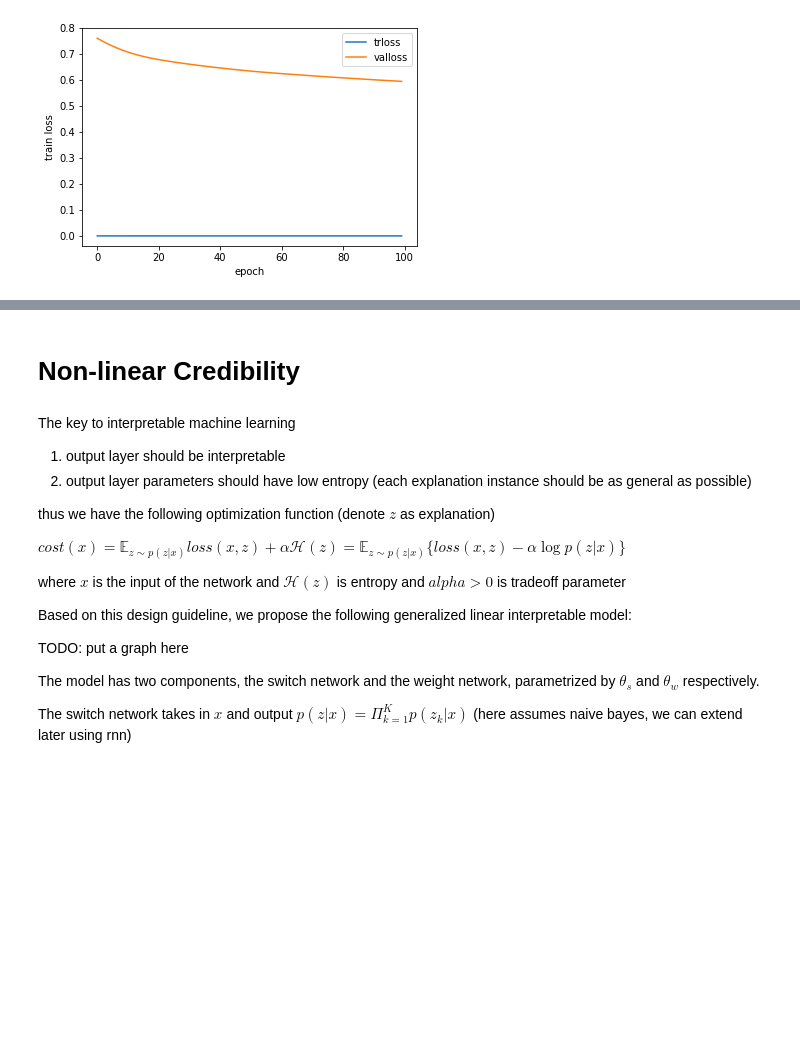
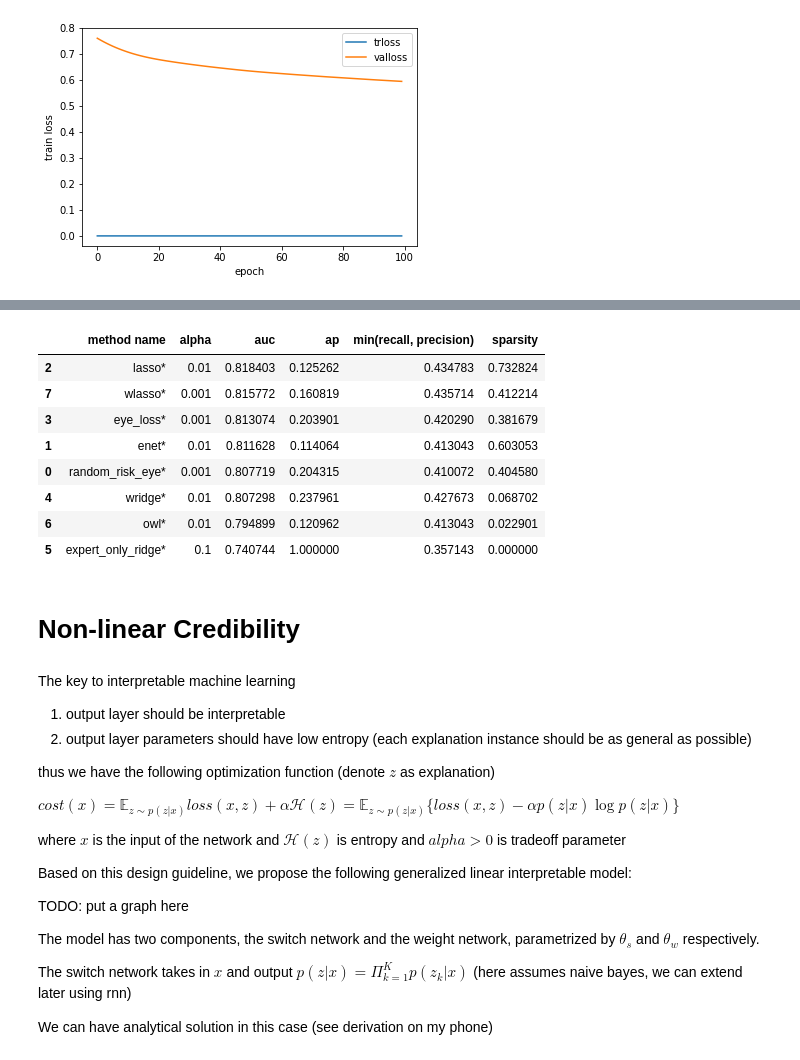
Before and after one commit to nathanwang000/credible_learning, a Jupyter notebook: credibility.ipynb, the cells around one changed output, grey strips where cells are left out. Saved outputs shown, nothing was run; the diff lists cells and outputs as text; code cells hidden in the pictures; blank space fills up the shorter version.

```diff
--- a/credibility.ipynb
+++ b/credibility.ipynb
@@ -153,3 +210,15 @@ plt.show()
+# %%
+df.sort_values(['auc'], ascending=False)
+# %% [output]
+|  | method name | alpha | auc | ap | min(recall, precision) | sparsity |
+| 2 | lasso* | 0.01 | 0.818403 | 0.125262 | 0.434783 | 0.732824 |
+| 7 | wlasso* | 0.001 | 0.815772 | 0.160819 | 0.435714 | 0.412214 |
+| 3 | eye_loss* | 0.001 | 0.813074 | 0.203901 | 0.420290 | 0.381679 |
+| 1 | enet* | 0.01 | 0.811628 | 0.114064 | 0.413043 | 0.603053 |
+| 0 | random_risk_eye* | 0.001 | 0.807719 | 0.204315 | 0.410072 | 0.404580 |
+| 4 | wridge* | 0.01 | 0.807298 | 0.237961 | 0.427673 | 0.068702 |
+| 6 | owl* | 0.01 | 0.794899 | 0.120962 | 0.413043 | 0.022901 |
+| 5 | expert_only_ridge* | 0.1 | 0.740744 | 1.000000 | 0.357143 | 0.000000 |
 # %% [markdown]
 # Non-linear Credibility
 # %% [markdown]
@@ -160,7 +229,7 @@ The key to interpretable machine learning
 
 thus we have the following optimization function (denote $z$ as explanation)
 
-$cost(x) = \mathbb{E}_{z \sim p(z|x)} loss(x, z) + \alpha \mathcal{H}(z) = \mathbb{E}_{z \sim p(z|x)} \{loss(x, z) - \alpha \log p(z|x)\}$
+$cost(x) = \mathbb{E}_{z \sim p(z|x)} loss(x, z) + \alpha \mathcal{H}(z) = \mathbb{E}_{z \sim p(z|x)} \{loss(x, z) - \alpha p(z|x) \log p(z|x)\}$
 
 where $x$ is the input of the network and $\mathcal{H}(z)$ is entropy and $alpha>0$ is tradeoff parameter
 
@@ -171,3 +240,5 @@ TODO: put a graph here
 The model has two components, the switch network and the weight network, parametrized by $\theta_s$ and $\theta_w$ respectively.
 
 The switch network takes in $x$ and output $p(z|x) = \Pi_{k=1}^K p(z_k|x)$ (here assumes naive bayes, we can extend later using rnn)
+
+We can have analytical solution in this case (see derivation on my phone)
```
Also changed, not shown: parts of 10 cells of this notebook, 6 other files.
